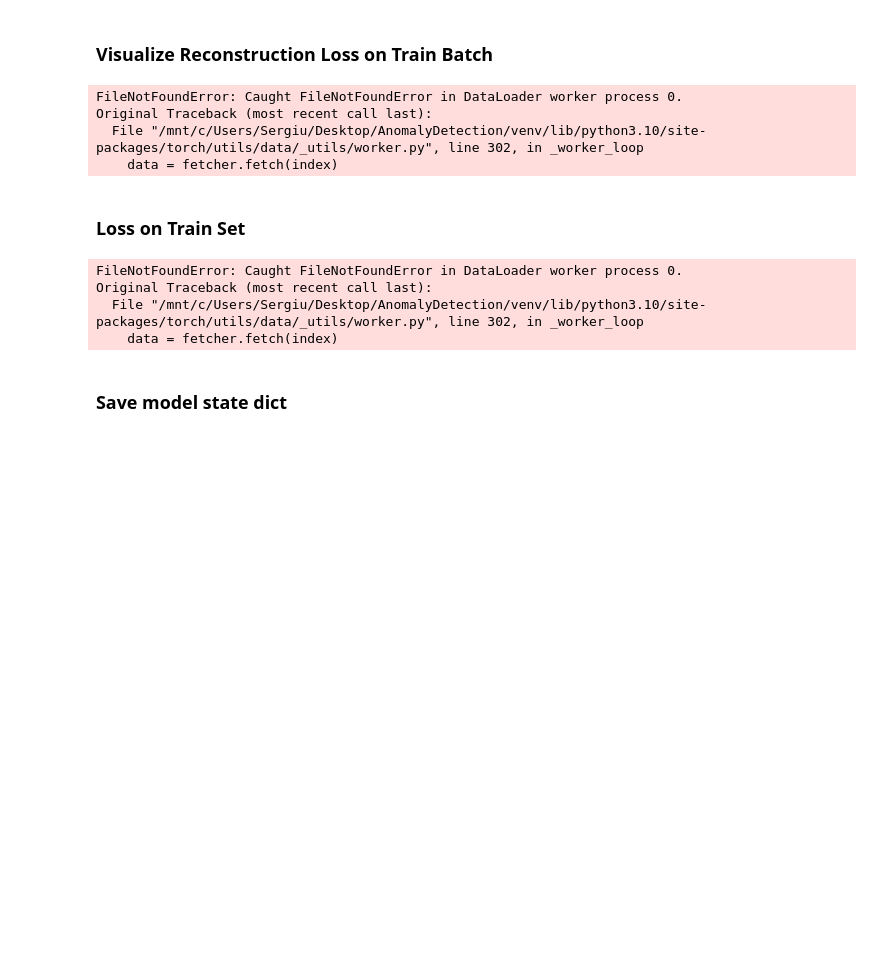
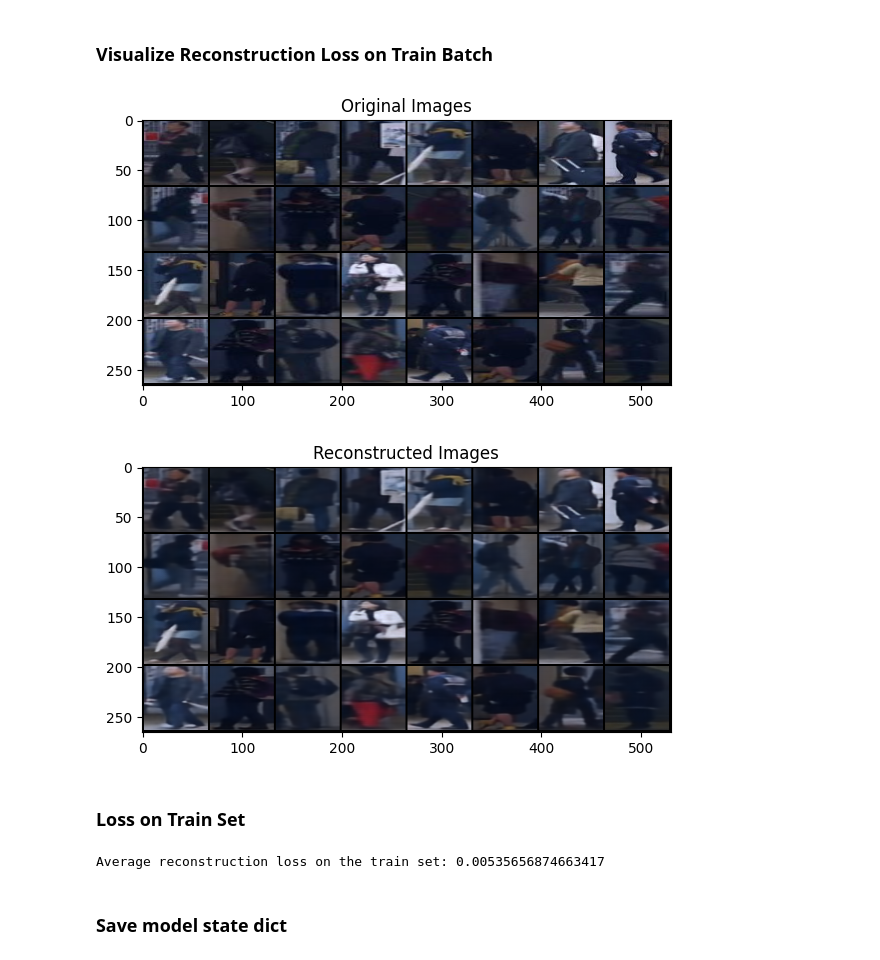
Before and after one commit to the-sergiu/AnomalyDetection, a Jupyter notebook: Fast_ViT.ipynb, the cells around one changed output. Saved outputs shown, nothing was run; the diff lists cells and outputs as text; code cells hidden in the pictures; blank space fills up the shorter version.

```diff
--- a/Fast_ViT.ipynb
+++ b/Fast_ViT.ipynb
@@ -171,6 +222,6 @@ encoder.load_state_dict(checkpoint['state_dict'], strict=False)
 
 # For inference
 # model.eval()
-encoder = reparameterize_model(encoder)
+# encoder = reparameterize_model(encoder)
 encoder = encoder.to(device)
-encoder.eval()
+# encoder.eval()
@@ -268,13 +304,14 @@ Transform: Compose(
 ### Training Loop
 # %%
 # Freeze encoder weights
-for param in encoder.parameters():
-    param.requires_grad = False
+# for param in encoder.parameters():
+#     param.requires_grad = False
 
 # Set up loss function and optimizer
 criterion = nn.MSELoss()
-# optimizer = optim.Adam(decoder.parameters(), lr=0.001)
-optimizer = optim.AdamW(decoder.parameters(), lr=0.001)
+optimizer = optim.Adam(autoencoder.parameters(), lr=0.001)
+# optimizer.load_state_dict(torch.load(autoencoder_path)['optimizer_state_dict'])
+# optimizer = optim.AdamW(decoder.parameters(), lr=0.001)
 # %%
 %%time
 # Training loop
@@ -344,23 +385,22 @@ Wall time: 7h 7min 39s
 # %%
 # Get a batch of images from your dataloader
 dataiter = iter(train_loader) # or your specific dataloader
 images, labels = next(dataiter)
 
 # Move images to the device your model is on
 images = images.to(device)
 
 # Forward pass through encoder and then decoder
 with torch.no_grad():  # We don't need to track gradients for the encoder
-    latent_representation = encoder(images)[-1]  # Get the last latent space representation
-    print(latent_representation.shape)
-    reconstructed_imgs = decoder(latent_representation)
+    # latent_representation = encoder(images)[-1]  # Get the last latent space representation
+    # print(latent_representation.shape)
+    # reconstructed_imgs = decoder(latent_representation)
+    reconstructed_imgs = autoencoder(images)
 
 plot_images_vs_reconstructed_images(images, reconstructed_imgs)
 # %% [output]
-FileNotFoundError: Caught FileNotFoundError in DataLoader worker process 0.
-Original Traceback (most recent call last):
-  File "/mnt/c/Users/Sergiu/Desktop/AnomalyDetection/venv/lib/python3.10/site-packages/torch/utils/data/_utils/worker.py", line 302, in _worker_loop
-    data = fetcher.fetch(index)
+[figure, added]
+[figure, added]
 # %% [markdown]
 ### Loss on Train Set
 # %%
@@ -374,9 +414,10 @@ with torch.no_grad():
         images = images.to(device)
 
         with torch.no_grad():
-            # Forward pass through the encoder and then the decoder
-            latent_representation = encoder(images)[-1]  # Assuming the last output is the latent representation
-            reconstructed_imgs = decoder(latent_representation)
+            # # Forward pass through the encoder and then the decoder
+            # latent_representation = encoder(images)[-1]  # Assuming the last output is the latent representation
+            # reconstructed_imgs = decoder(latent_representation)
+            reconstructed_imgs = autoencoder(images)
 
         # Compute the reconstruction loss
         loss = F.mse_loss(reconstructed_imgs, images)
@@ -389,10 +430,7 @@ with torch.no_grad():
 average_loss = total_loss / total_batches
 print(f'Average reconstruction loss on the train set: {average_loss}')
 # %% [output]
-FileNotFoundError: Caught FileNotFoundError in DataLoader worker process 0.
-Original Traceback (most recent call last):
-  File "/mnt/c/Users/Sergiu/Desktop/AnomalyDetection/venv/lib/python3.10/site-packages/torch/utils/data/_utils/worker.py", line 302, in _worker_loop
-    data = fetcher.fetch(index)
+Average reconstruction loss on the train set: 0.00535656874663417
 # %% [markdown]
 ### Save model state dict
 # %%
```
Also changed, not shown: parts of 15 cells of this notebook, 3 other files.
